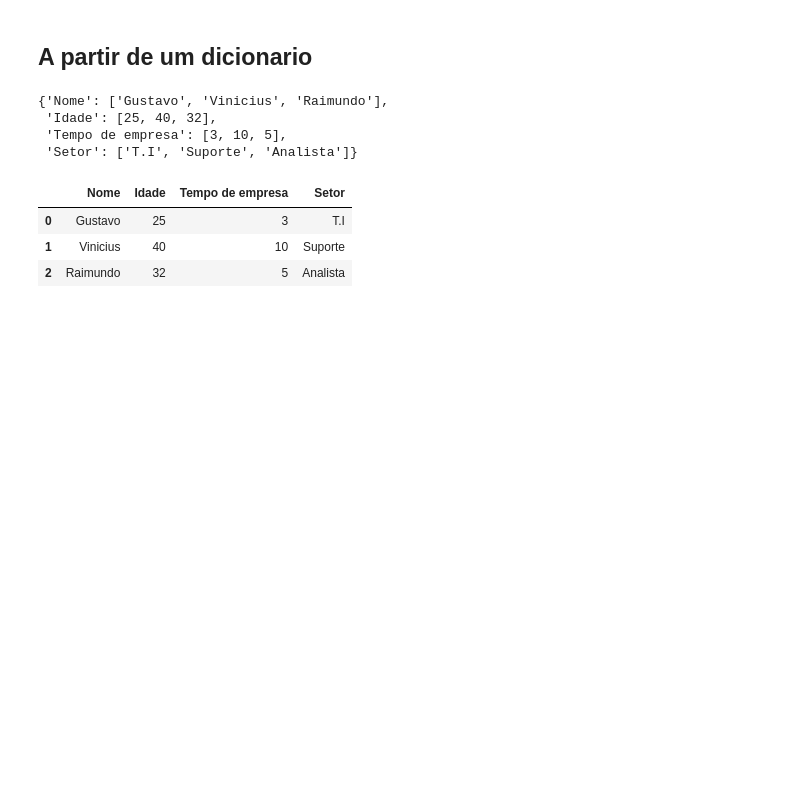
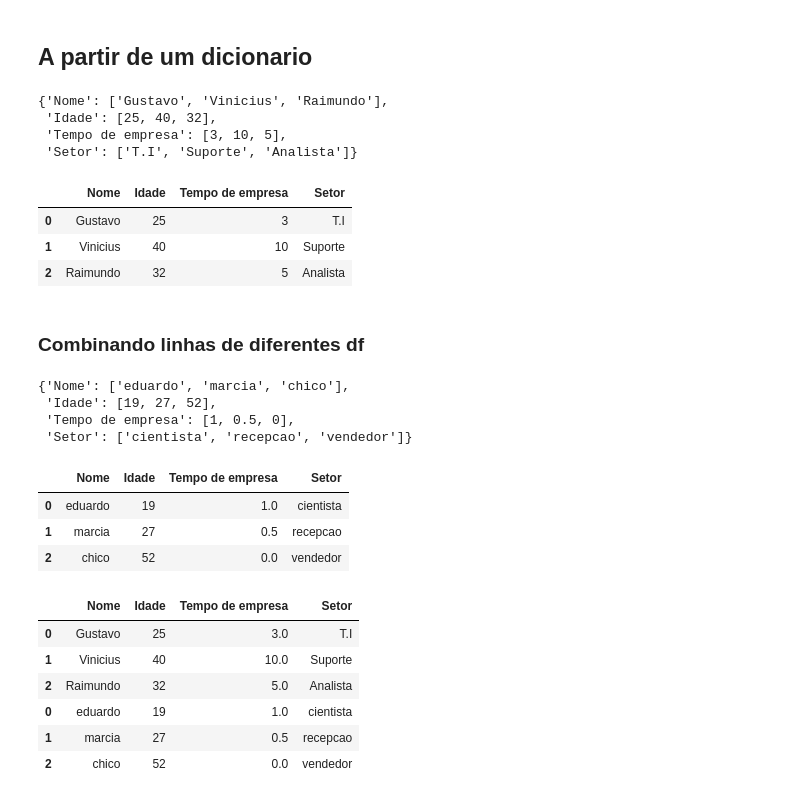
Before and after one commit to Gustavocaris/Data_Science, a Jupyter notebook: 03_Pandas/03-dataframes/dataframe.ipynb, the cells around one changed output. Drawn from its saved outputs; the diff is of its cells as text; code cells hidden in the pictures; blank space fills up the shorter version.

```diff
--- a/03_Pandas/03-dataframes/dataframe.ipynb
+++ b/03_Pandas/03-dataframes/dataframe.ipynb
@@ -66,3 +66,39 @@ df_dicionarios
 | 0 | Gustavo | 25 | 3 | T.I |
 | 1 | Vinicius | 40 | 10 | Suporte |
 | 2 | Raimundo | 32 | 5 | Analista |
+# %% [markdown]
+### Combinando linhas de diferentes df
+# %%
+novos_funcionarios = {
+    'Nome': ['eduardo', 'marcia', 'chico'],
+    'Idade': [19, 27, 52],
+    'Tempo de empresa': [1, 0.5, 0],
+    'Setor': ['cientista', 'recepcao', 'vendedor']
+}
+novos_funcionarios
+# %% [output]
+{'Nome': ['eduardo', 'marcia', 'chico'],
+ 'Idade': [19, 27, 52],
+ 'Tempo de empresa': [1, 0.5, 0],
+ 'Setor': ['cientista', 'recepcao', 'vendedor']}
+# %%
+df_novos_funcionarios = pd.DataFrame(novos_funcionarios)
+df_novos_funcionarios
+# %% [output]
+|  | Nome | Idade | Tempo de empresa | Setor |
+| 0 | eduardo | 19 | 1.0 | cientista |
+| 1 | marcia | 27 | 0.5 | recepcao |
+| 2 | chico | 52 | 0.0 | vendedor |
+# %%
+# Juntar os dois DF com o (pd.concat) que vem de concatenar mesmo
+df_funcionarios_total = pd.concat([df_dicionarios, df_novos_funcionarios])
+
+df_funcionarios_total
+# %% [output]
+|  | Nome | Idade | Tempo de empresa | Setor |
+| 0 | Gustavo | 25 | 3.0 | T.I |
+| 1 | Vinicius | 40 | 10.0 | Suporte |
+| 2 | Raimundo | 32 | 5.0 | Analista |
+| 0 | eduardo | 19 | 1.0 | cientista |
+| 1 | marcia | 27 | 0.5 | recepcao |
+| 2 | chico | 52 | 0.0 | vendedor |
```
Also changed, not shown: parts of 3 cells of this notebook, 1 other file.
